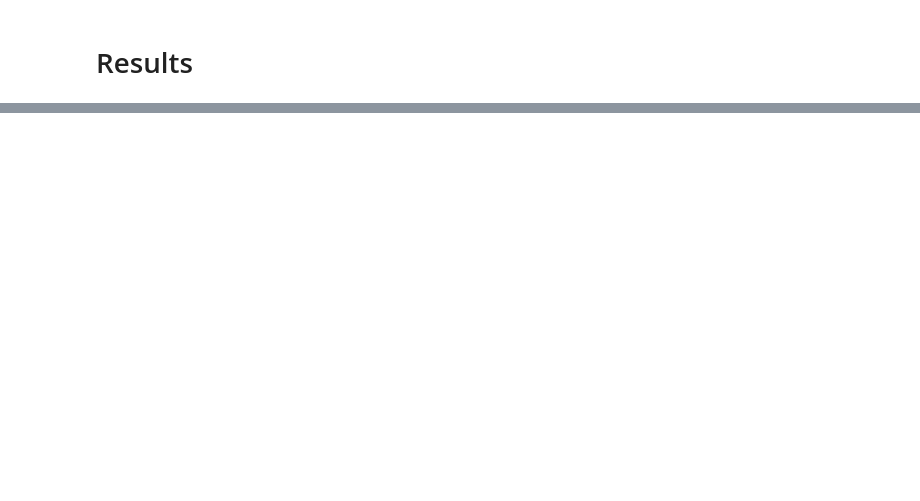
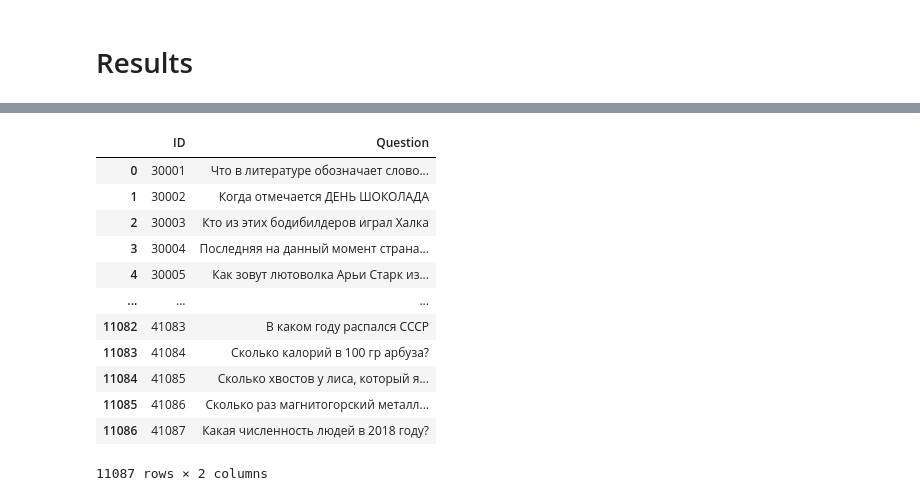
Before and after one commit to SmirnovAlexander/QuestionsClassifier, a Jupyter notebook: solution.ipynb, the cells around one changed output, grey strips where cells are left out. Saved outputs shown, nothing was run; the diff lists cells and outputs as text; code cells hidden in the pictures; blank space fills up the shorter version.

```diff
--- a/solution.ipynb
+++ b/solution.ipynb
@@ -272,0 +363,20 @@ display(info)
+# %%
+questions = pd.read_csv("./data/data.csv", delimiter=";")
+test = pd.read_csv("./data/test.csv", delimiter=";")
+data = pd.merge(questions, test, on="ID")
+# %%
+data
+# %% [output]
+|  | ID | Question |
+| 0 | 30001 | Что в литературе обозначает слово... |
+| 1 | 30002 | Когда отмечается ДЕНЬ ШОКОЛАДА |
+| 2 | 30003 | Кто из этих бодибилдеров играл Халка |
+| 3 | 30004 | Последняя на данный момент страна... |
+| 4 | 30005 | Как зовут лютоволка Арьи Старк из... |
+| ... | ... | ... |
+| 11082 | 41083 | В каком году распался СССР |
+| 11083 | 41084 | Сколько калорий в 100 гр арбуза? |
+| 11084 | 41085 | Сколько хвостов у лиса, который я... |
+| 11085 | 41086 | Сколько раз магнитогорский металл... |
+| 11086 | 41087 | Какая численность людей в 2018 году? |
+11087 rows × 2 columns
```
Also changed, not shown: parts of 43 cells of this notebook, 1 other file.
